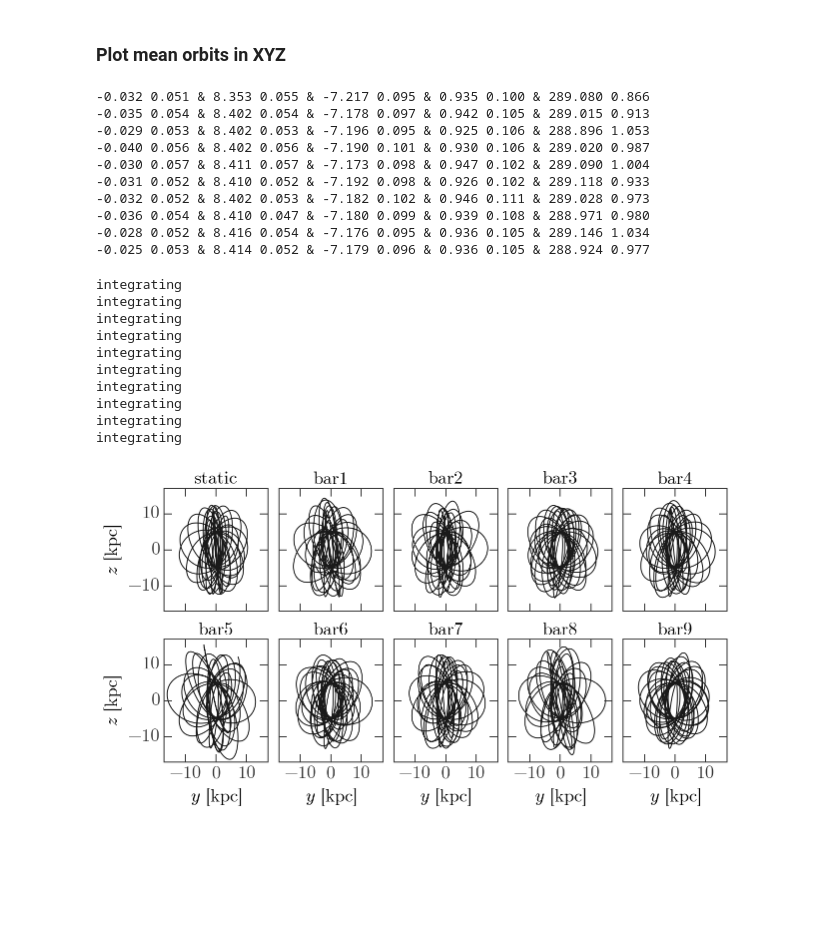
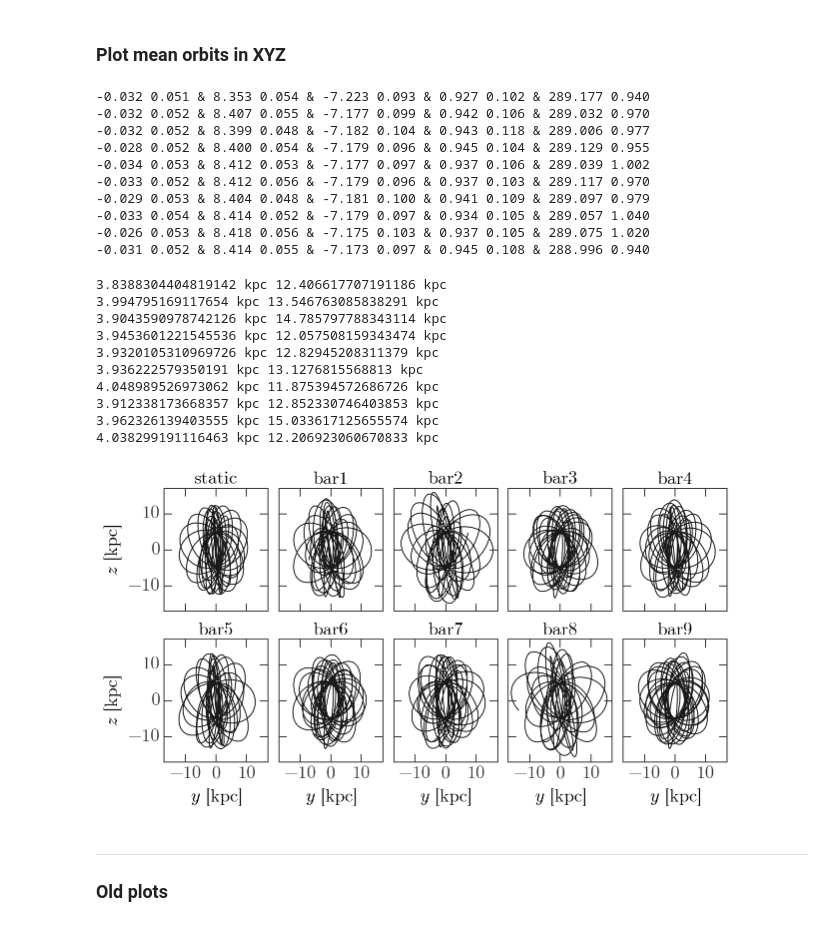
Before and after one commit to adrn/ophiuchus, a Jupyter notebook: notebooks/Figure - Orbit fits.ipynb, the cells around one changed output. Cells and saved outputs as stored; diff of their text form; code cells hidden in the pictures; blank space fills up the shorter version.

```diff
--- a/notebooks/Figure - Orbit fits.ipynb
+++ b/notebooks/Figure - Orbit fits.ipynb
@@ -2,10 +2,7 @@
 from __future__ import division, print_function
 import os
 import sys
-import cPickle as pickle
-path = "/Users/adrian/projects/ophiuchus/build/lib.macosx-10.5-x86_64-2.7/"
-if path not in sys.path:
-    sys.path.append(path)
+from six.moves import cPickle as pickle
 
 # Third-party
 import astropy.coordinates as coord
@@ -24,12 +21,11 @@ import gary.potential as gp
 from gary.units import galactic
 from scipy.signal import argrelmin
 
-from streammorphology.ensemble import align_ensemble
 import ophiuchus.potential as op
 from ophiuchus.data import OphiuchusData
 from ophiuchus.util import integrate_forward_backward
 from ophiuchus.coordinates import Ophiuchus
-from ophiuchus import galactocentric_frame, vcirc, vlsr
+from ophiuchus import galactocentric_frame, vcirc, vlsr, RESULTSPATH
 
 plotpath = "/Users/adrian/projects/ophiuchus-paper/figures/"
 if not os.path.exists(plotpath):
@@ -107,12 +100,12 @@ for n,name_subset in enumerate([all_names[:5], all_names[5:]]):
 # %% [markdown]
 ### Plot mean orbits in XYZ
 # %%
-split_ix = 300
-every = 30
+split_ix = 350
+every = 50
 
 mean_w0s = np.zeros((len(all_names), 6))
 for i,name in enumerate(all_names):
-    with open(os.path.join(top_path, name, 'sampler.pickle'), 'rb') as f:
+    with open(os.path.join(RESULTSPATH, name, 'orbitfit', 'sampler.pickle'), 'rb') as f:
         sampler = pickle.load(f)
     _x0 = np.vstack(sampler.chain[:,split_ix::every,:5])
     mean_x0 = np.mean(_x0, axis=0)
@@ -135,61 +128,66 @@ for i,name in enumerate(all_names):
 
     mean_w0s[i] = ophdata._mcmc_sample_to_w0(mean_x0)[:,0]
 # %% [output]
--0.032 0.051 & 8.353 0.055 & -7.217 0.095 & 0.935 0.100 & 289.080 0.866
--0.035 0.054 & 8.402 0.054 & -7.178 0.097 & 0.942 0.105 & 289.015 0.913
--0.029 0.053 & 8.402 0.053 & -7.196 0.095 & 0.925 0.106 & 288.896 1.053
--0.040 0.056 & 8.402 0.056 & -7.190 0.101 & 0.930 0.106 & 289.020 0.987
--0.030 0.057 & 8.411 0.057 & -7.173 0.098 & 0.947 0.102 & 289.090 1.004
--0.031 0.052 & 8.410 0.052 & -7.192 0.098 & 0.926 0.102 & 289.118 0.933
--0.032 0.052 & 8.402 0.053 & -7.182 0.102 & 0.946 0.111 & 289.028 0.973
--0.036 0.054 & 8.410 0.047 & -7.180 0.099 & 0.939 0.108 & 288.971 0.980
--0.028 0.052 & 8.416 0.054 & -7.176 0.095 & 0.936 0.105 & 289.146 1.034
--0.025 0.053 & 8.414 0.052 & -7.179 0.096 & 0.936 0.105 & 288.924 0.977
+-0.032 0.051 & 8.353 0.054 & -7.223 0.093 & 0.927 0.102 & 289.177 0.940
+-0.032 0.052 & 8.407 0.055 & -7.177 0.099 & 0.942 0.106 & 289.032 0.970
+-0.032 0.052 & 8.399 0.048 & -7.182 0.104 & 0.943 0.118 & 289.006 0.977
+-0.028 0.052 & 8.400 0.054 & -7.179 0.096 & 0.945 0.104 & 289.129 0.955
+-0.034 0.053 & 8.412 0.053 & -7.177 0.097 & 0.937 0.106 & 289.039 1.002
+-0.033 0.052 & 8.412 0.056 & -7.179 0.096 & 0.937 0.103 & 289.117 0.970
+-0.029 0.053 & 8.404 0.048 & -7.181 0.100 & 0.941 0.109 & 289.097 0.979
+-0.033 0.054 & 8.414 0.052 & -7.179 0.097 & 0.934 0.105 & 289.057 1.040
+-0.026 0.053 & 8.418 0.056 & -7.175 0.103 & 0.937 0.105 & 289.075 1.020
+-0.031 0.052 & 8.414 0.055 & -7.173 0.097 & 0.945 0.108 & 288.996 0.940
 # %%
 _tmp_cache = dict()
 # %%
 fig,axes = pl.subplots(2,5,figsize=(9,5),sharex=True,sharey=True)
 for i,name in enumerate(all_names):
-    path = os.path.join(top_path, name)
     this_w0 = mean_w0s[i]
     pot = op.load_potential(name)
 
     if name not in _tmp_cache:
         print("integrating")
-        t,w = pot.integrate_orbit(this_w0, dt=-1., nsteps=6000., Integrator=gi.DOPRI853Integrator)
-        _tmp_cache[name] = w
+        orbit = pot.integrate_orbit(this_w0, dt=-1., nsteps=6000., Integrator=gi.DOPRI853Integrator)
+        _tmp_cache[name] = orbit
     else:
-        w = _tmp_cache[name]
+        orbit = _tmp_cache[name]
 
-    axes.flat[i].plot(w[:,0,1], w[:,0,2], marker=None)
+    print(orbit.pericenter(), orbit.apocenter())
+
+    axes.flat[i].plot(orbit.pos[1], orbit.pos[2], marker=None)
     axes.flat[i].set_title(name_map[name], fontsize=18)
 
     if i > 4:
         axes.flat[i].set_xlabel("$y$ [kpc]", fontsize=18)
 
 axes[0,0].set_ylabel("$z$ [kpc]", fontsize=18)
 axes[1,0].set_ylabel("$z$ [kpc]", fontsize=18)
 
 _s = 17
 axes[0,0].set_xlim(-_s,_s)
 axes[0,0].set_ylim(-_s,_s)
 
 axes[0,0].xaxis.set_ticks([-10,0,10])
 axes[0,0].yaxis.set_ticks([-10,0,10])
 
 fig.tight_layout()
 
 fig.savefig(os.path.join(plotpath, "orbit-yz.png"), dpi=300)
 fig.savefig(os.path.join(plotpath, "orbit-yz.pdf"))
 # %% [output]
-integrating
-integrating
-integrating
-integrating
-integrating
-integrating
-integrating
-integrating
-integrating
-integrating
+3.8388304404819142 kpc 12.406617707191186 kpc
+3.994795169117654 kpc 13.546763085838291 kpc
+3.9043590978742126 kpc 14.785797788343114 kpc
+3.9453601221545536 kpc 12.057508159343474 kpc
+3.9320105310969726 kpc 12.82945208311379 kpc
+3.936222579350191 kpc 13.1276815568813 kpc
+4.048989526973062 kpc 11.875394572686726 kpc
+3.912338173668357 kpc 12.852330746403853 kpc
+3.962326139403555 kpc 15.033617125655574 kpc
+4.038299191116463 kpc 12.206923060670833 kpc
-[figure, old version]
+[figure, new version]
+# %% [markdown]
+---
+
+### Old plots
```
Also changed, not shown: parts of 5 cells of this notebook, 1 other file.
